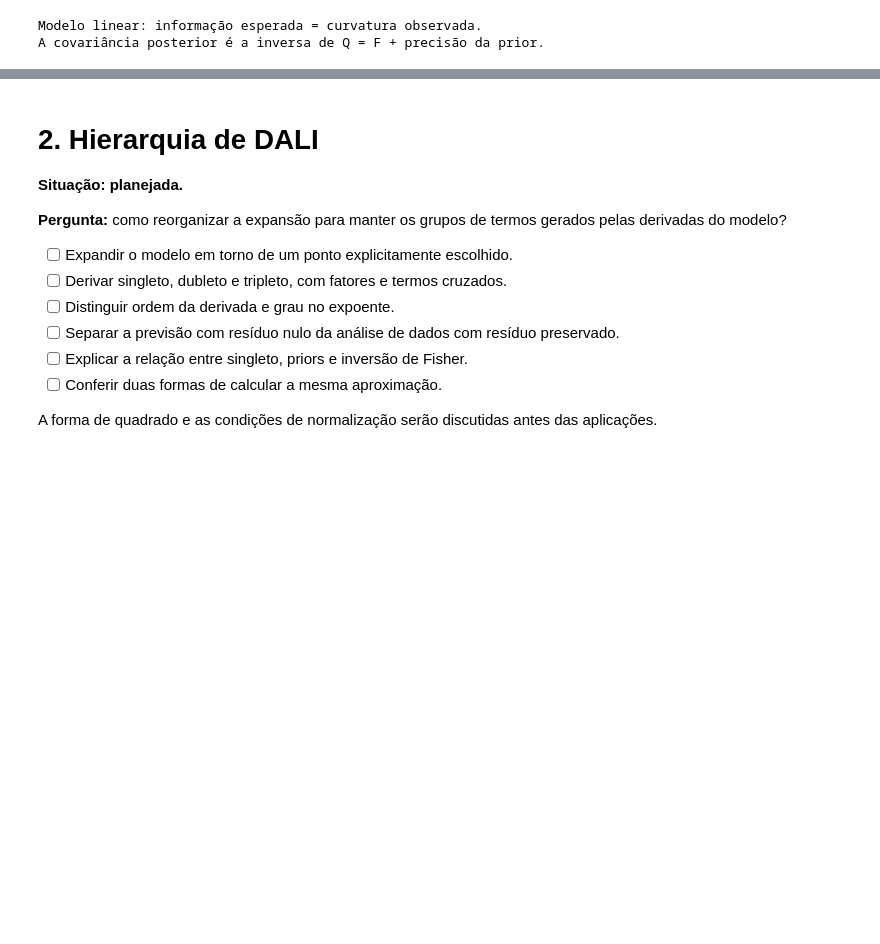
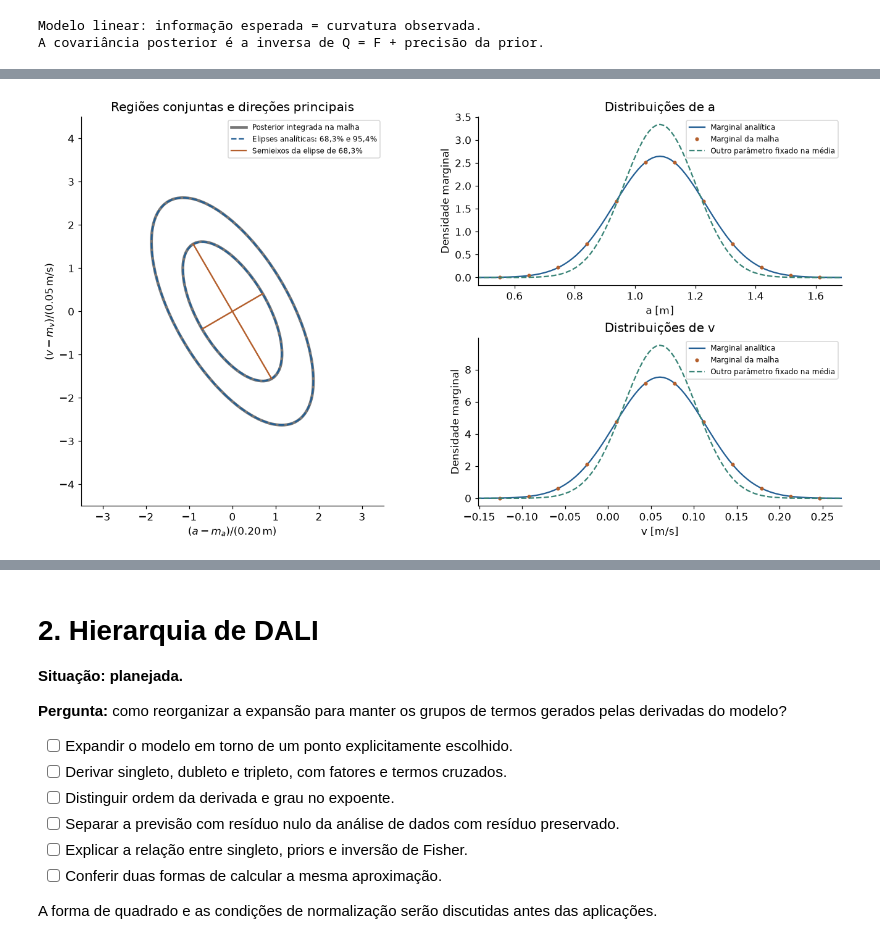
Before and after one commit to IgorStellet/Analise_Bayesiana, a Jupyter notebook: projeto/projeto_dali.ipynb, the cells around one changed output, grey strips where cells are left out. Drawn from its saved outputs; the diff is of its cells as text; code cells hidden in the pictures; blank space fills up the shorter version.

```diff
--- a/projeto/projeto_dali.ipynb
+++ b/projeto/projeto_dali.ipynb
@@ -459,0 +499,20 @@ A covariância posterior é a inversa de Q = F + precisão da prior.
+# %%
+escala = np.diag([0.20, 0.05])
+escala_inv = np.linalg.solve(escala, np.eye(2))
+Q_u = escala.T @ Q @ escala
+Sigma_u = escala_inv @ Sigma @ escala_inv.T
+autovalores, autovetores = np.linalg.eigh(Q_u)
+rho = Sigma[0, 1] / np.sqrt(Sigma[0, 0]*Sigma[1, 1])
+
+mostrar_tabela("03_geometria", pd.DataFrame({
+    "Direção adimensional": [1, 2],
+    "Autovalor de Q_u": autovalores,
+    "Desvio na direção": 1/np.sqrt(autovalores),
+    "Semieixo da região de 68,3%": np.sqrt(chi2.ppf(.683, 2)/autovalores),
+}))
+mostrar_tabela("03_probabilidade_conjunta", pd.DataFrame({
+    "Massa conjunta": [.683, .954],
+    "q em duas dimensões": chi2.ppf([.683, .954], df=2),
+}))
+print(f"Correlação entre a e v: {rho:.6f}")
+print(f"Massa conjunta com q <= 1: {chi2.cdf(1, 2):.6f}")
@@ -459,0 +622,39 @@ A covariância posterior é a inversa de Q = F + precisão da prior.
+# %%
+pa_grid = simpson(pdf_grid, x=eixo_v, axis=0)
+pv_grid = simpson(pdf_grid, x=eixo_a, axis=1)
+u0 = (pontos[...,0]-m[0])/escala[0,0]
+u1 = (pontos[...,1]-m[1])/escala[1,1]
+limiares = np.sort(dali.hpd_thresholds_2d(pdf_grid, eixo_a, eixo_v))
+
+fig = plt.figure(figsize=(12, 6.5), layout="constrained")
+gs = fig.add_gridspec(2, 2, width_ratios=[1.1, 1])
+axj, axa, axv = fig.add_subplot(gs[:,0]), fig.add_subplot(gs[0,1]), fig.add_subplot(gs[1,1])
+axj.contour(u0, u1, pdf_grid, levels=limiares, colors=CINZA, linewidths=3)
+for prob in (.683, .954):
+    elipse = dali.gaussian_ellipse(m, Sigma, prob)
+    elipse_u = (elipse-m) @ escala_inv.T
+    axj.plot(elipse_u[:,0], elipse_u[:,1], color=AZUL, ls="--", lw=1.7)
+for k in range(2):
+    vetor = np.sqrt(chi2.ppf(.683, 2)/autovalores[k]) * autovetores[:,k]
+    axj.plot([-vetor[0], vetor[0]], [-vetor[1], vetor[1]], color=LARANJA, lw=1.6)
+axj.set(xlabel=r"$(a-m_a)/(0.20\,\mathrm{m})$",
+        ylabel=r"$(v-m_v)/(0.05\,\mathrm{m/s})$", title="Regiões conjuntas e direções principais")
+axj.set_xlim(-3.5, 3.5); axj.set_ylim(-4.5, 4.5)
+axj.set_aspect("equal", adjustable="box")
+axj.plot([], [], color=CINZA, lw=3, label="Posterior integrada na malha")
+axj.plot([], [], color=AZUL, ls="--", label="Elipses analíticas: 68,3% e 95,4%")
+axj.plot([], [], color=LARANJA, label="Semieixos da elipse de 68,3%")
+axj.legend(fontsize=8)
+for ax, eixo, marginal, i, nome, unidade in [
+    (axa, eixo_a, pa_grid, 0, "a", "m"), (axv, eixo_v, pv_grid, 1, "v", "m/s")]:
+    ax.plot(eixo, norm.pdf(eixo, m[i], np.sqrt(Sigma[i,i])), color=AZUL,
+            label="Marginal analítica")
+    ax.plot(eixo[::8], marginal[::8], ".", color=LARANJA, label="Marginal da malha")
+    ax.plot(eixo, norm.pdf(eixo, m[i], np.sqrt(1/Q[i,i])), ls="--", color=VERDE,
+            label="Outro parâmetro fixado na média")
+    ax.set(xlabel=f"{nome} [{unidade}]", ylabel="Densidade marginal", title=f"Distribuições de {nome}")
+    ax.set_xlim(m[i]-4*np.sqrt(Sigma[i,i]), m[i]+4*np.sqrt(Sigma[i,i]))
+    ax.legend(fontsize=8)
+mostrar_figura("02_geometria_e_marginais", fig)
+# %% [output]
+[figure, added]
```
Also changed, not shown: parts of 23 cells of this notebook, 21 other files.
